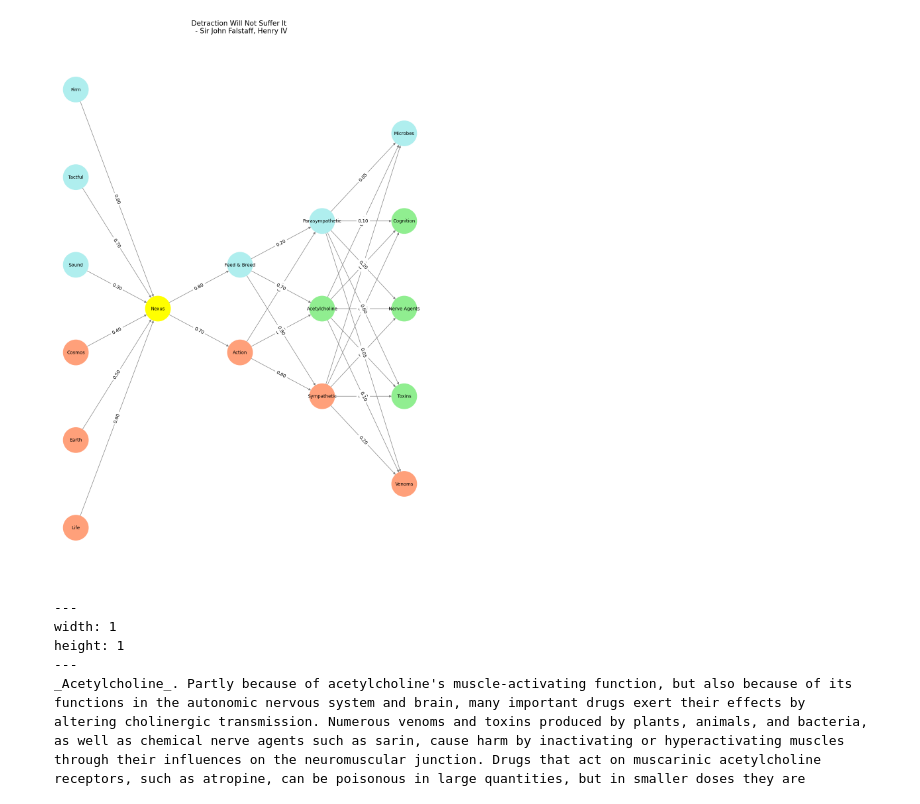
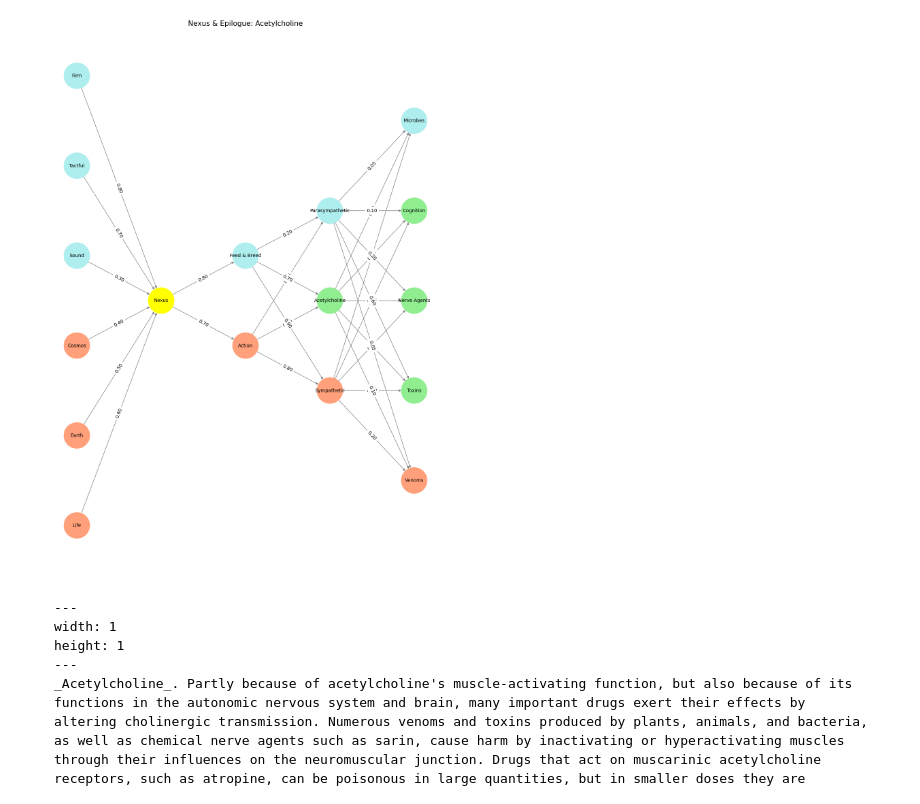
Before and after one commit to abikesa/brahms, a Jupyter notebook: kitabo/ensi/_build/jupyter_execute/index.ipynb, the cells around one changed output. Drawn from its saved outputs; the diff is of its cells as text; code cells hidden in the pictures.

Commit message:
nexus & epilogue

````diff
--- a/kitabo/ensi/_build/jupyter_execute/index.ipynb
+++ b/kitabo/ensi/_build/jupyter_execute/index.ipynb
@@ -138,35 +145,35 @@ def visualize_nn():
         for i, source in enumerate(layers[source_layer]):
             for j, target in enumerate(layers[target_layer]):
                 weight = weight_matrix[i, j]
                 G.add_edge(source, target, weight=weight)
 
     # Customize edge thickness for specific relationships
     edge_widths = []
     for u, v in G.edges():
         if u in layers['Hidden'] and v == 'Kapital':
             edge_widths.append(6)  # Highlight key edges
         else:
             edge_widths.append(1)
 
     # Draw the graph
     plt.figure(figsize=(12, 16))
     nx.draw(
         G, pos, with_labels=True, node_color=node_colors, edge_color='gray',
         node_size=3000, font_size=10, width=edge_widths
     )
     edge_labels = nx.get_edge_attributes(G, 'weight')
     nx.draw_networkx_edge_labels(G, pos, edge_labels={k: f'{v:.2f}' for k, v in edge_labels.items()})
-    plt.title("Detraction Will Not Suffer It \n - Sir John Falstaff, Henry IV\n", fontsize=15)
+    plt.title("Nexus & Epilogue: Acetylcholine", fontsize=15)
 
     # Save the figure to a file
     plt.savefig("figures/logo.png", format="png")
 
     plt.show()
 
 # Run the visualization
 visualize_nn()
 # %% [output]
-[figure, old version]
+[figure, new version]
 # %% [markdown]
 ```{figure} figures/blanche.*
 ---
````
Also changed, not shown: parts of 1 cell of this notebook, 37 other files.
